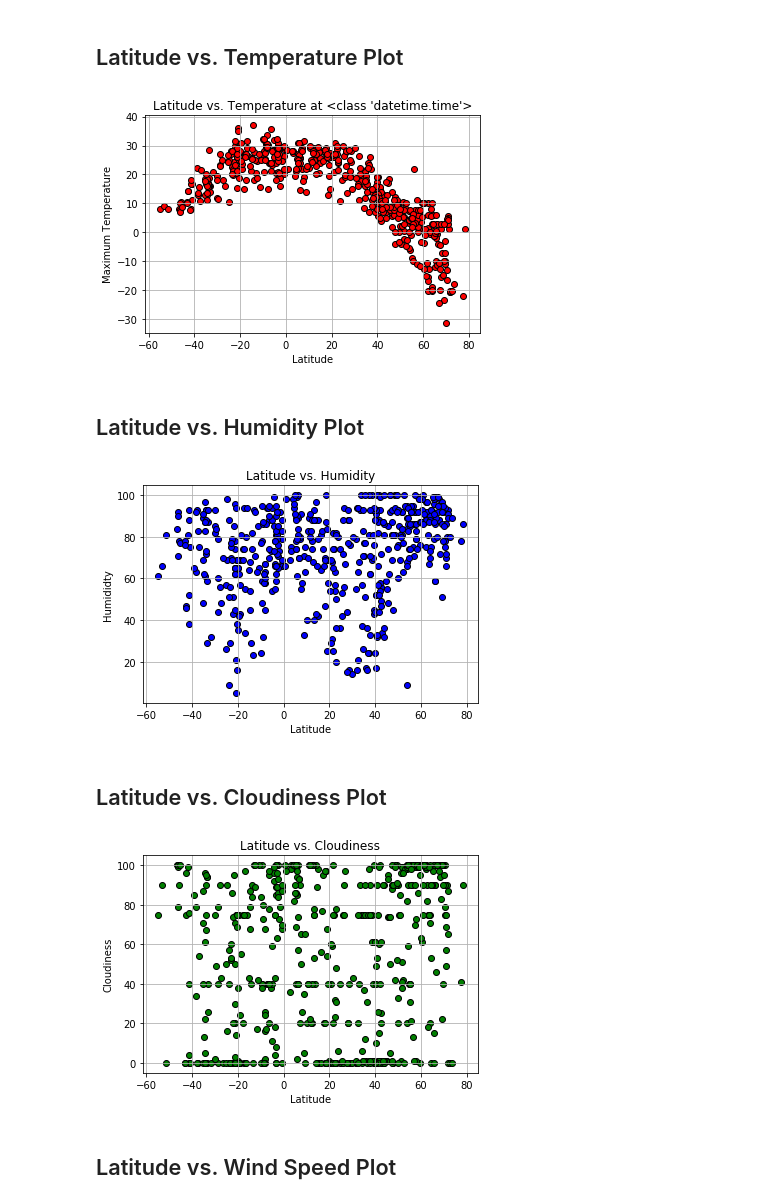
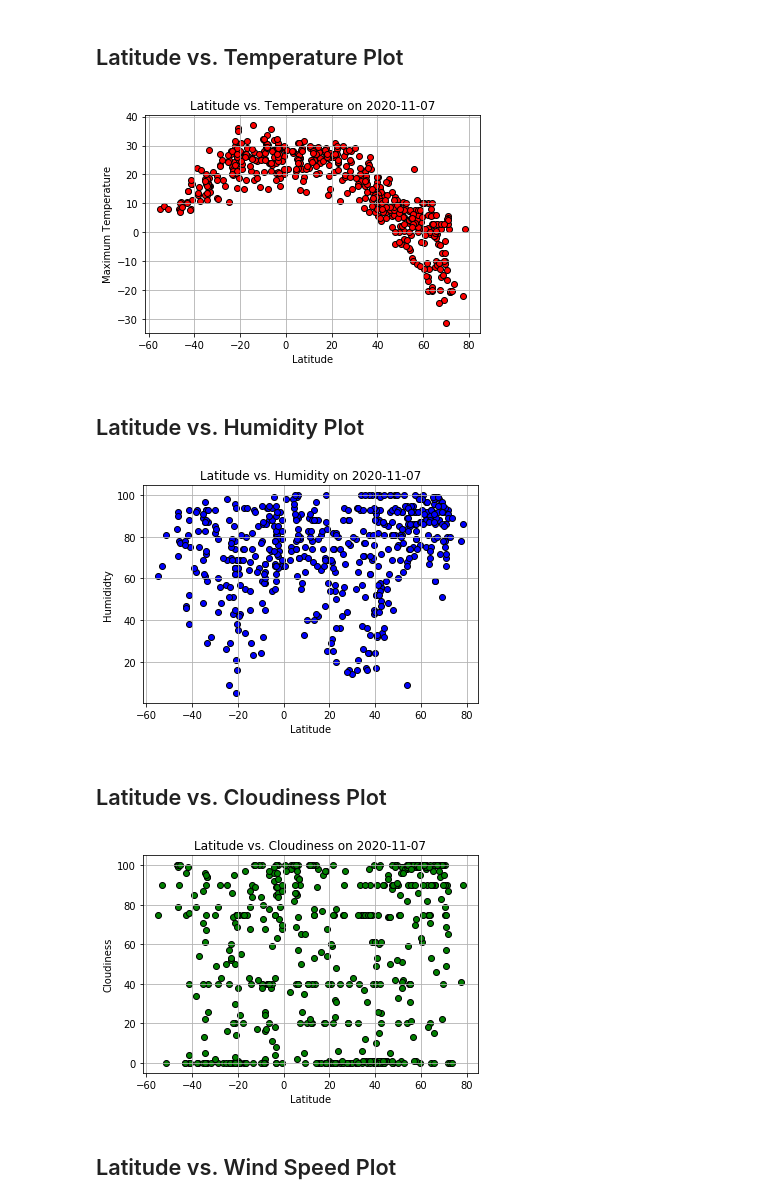
Before and after one commit to loictiemani/Unit-6-Assignment-What-s-the-Weather-Like, a Jupyter notebook: starter_code/WeatherPy.ipynb, the cells around one changed output. Saved outputs shown, nothing was run; the diff lists cells and outputs as text; code cells hidden in the pictures.

```diff
--- a/starter_code/WeatherPy.ipynb
+++ b/starter_code/WeatherPy.ipynb
@@ -216,41 +216,41 @@ weather_df
 # %%
 #Build Scatter Plot for Each Data Type
 # Incorporate Other Graph Properties
-import datetime
+from datetime import datetime
 plt.scatter(weather_df["Latitude"],weather_df["Maximum Temperature"], facecolors="red", marker="o", edgecolor="black")
-plt.title(f"Latitude vs. Temperature at {datetime.time}")
+plt.title(f"Latitude vs. Temperature on {datetime.today().date()}")
 plt.xlabel("Latitude")
 plt.ylabel("Maximum Temperature")
 plt.grid(True)
 
 # Save Figure
 #plt.savefig("./Data/City_Latitude_vs_Max_Temperature.png")
 
 plt.show()
 # %% [output]
-[figure, old version]
+[figure, new version]
 # %% [markdown]
 ## Latitude vs. Humidity Plot
 # %%
 plt.scatter(weather_df["Latitude"],weather_df["Humidity"],facecolors="blue", marker="o", edgecolor="black")
-plt.title("Latitude vs. Humidity")
+plt.title(f"Latitude vs. Humidity on {datetime.today().date()}")
 plt.xlabel("Latitude")
 plt.ylabel("Humididty")
 plt.grid(True)
 plt.show()
 # %% [output]
-[figure, old version]
+[figure, new version]
 # %% [markdown]
 ## Latitude vs. Cloudiness Plot
 # %%
 plt.scatter(weather_df["Latitude"],weather_df["Cloudiness"],facecolors="green", marker="o", edgecolor="black")
-plt.title("Latitude vs. Cloudiness")
+plt.title(f"Latitude vs. Cloudiness on {datetime.today().date()}")
 plt.xlabel("Latitude")
 plt.ylabel("Cloudiness")
 plt.grid(True)
 plt.show()
 # %% [output]
-[figure, old version]
+[figure, new version]
 # %% [markdown]
 ## Latitude vs. Wind Speed Plot
 # %%
```
Also changed, not shown: parts of 10 cells of this notebook.
